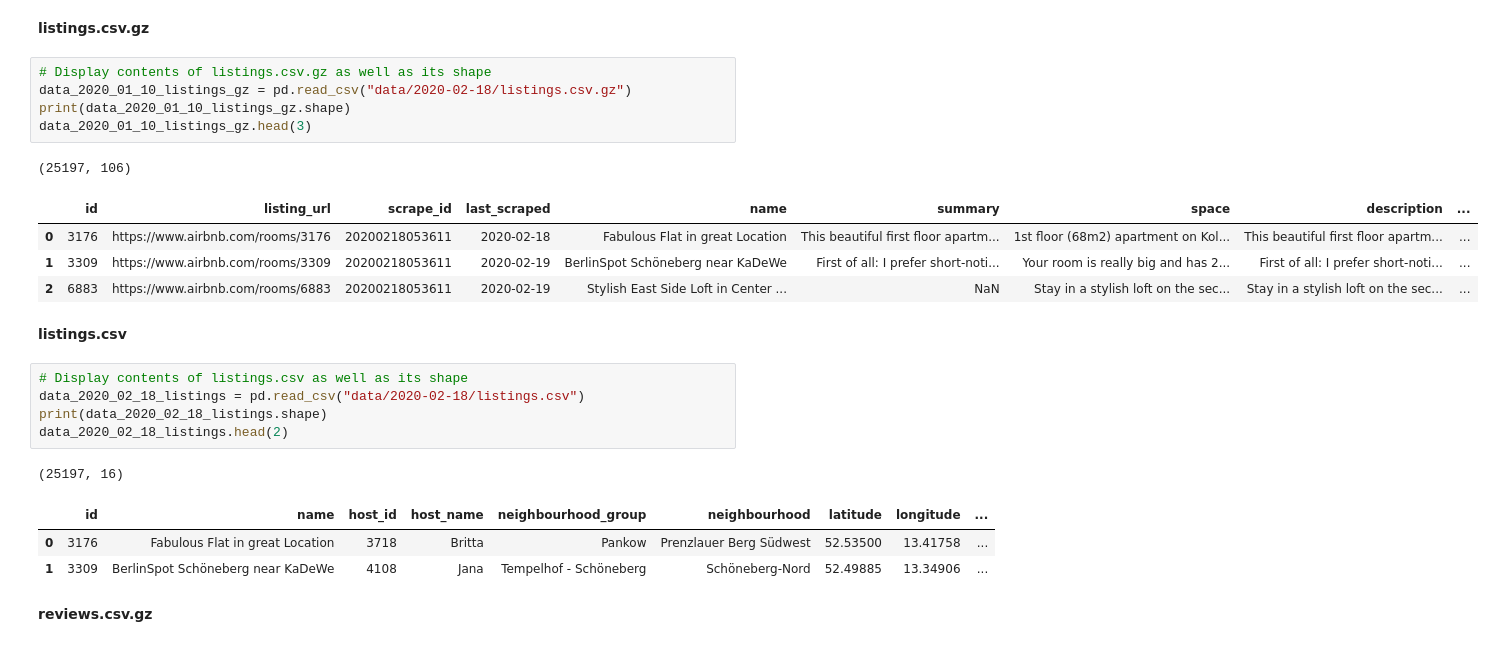
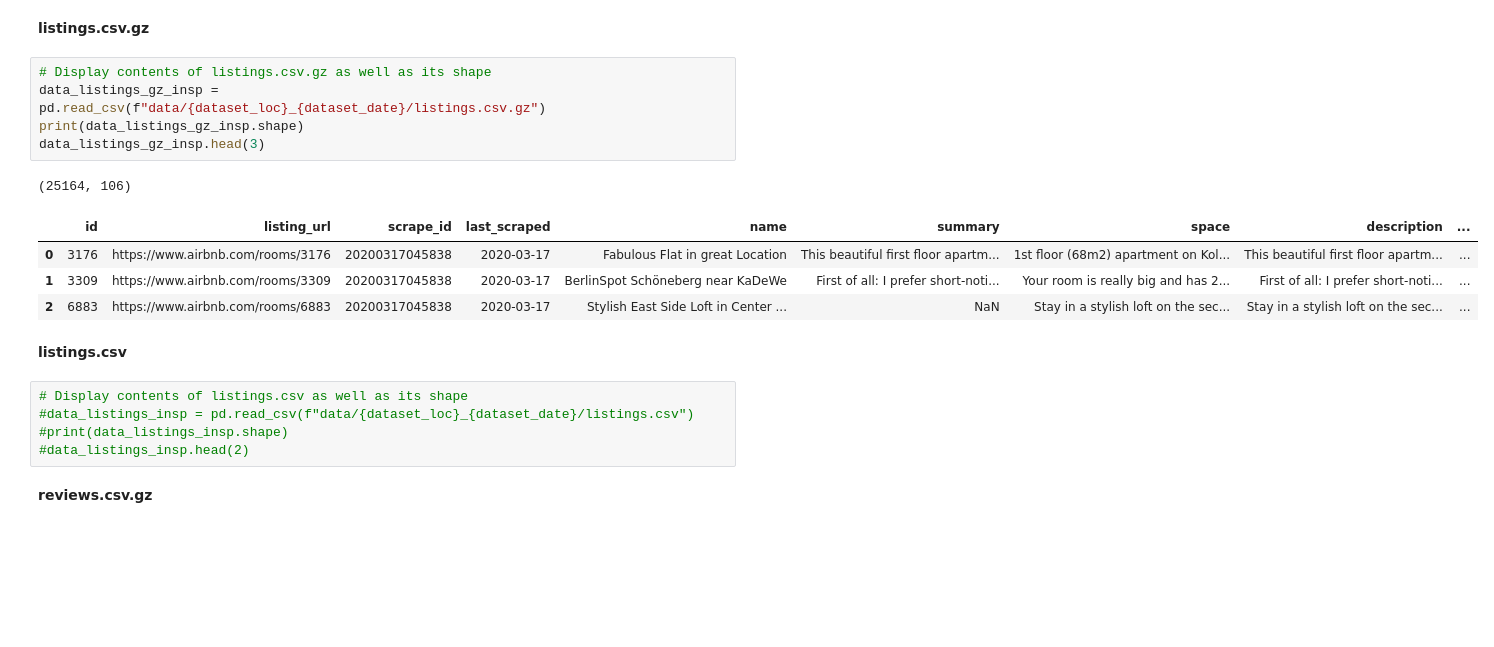
Before and after one commit to Rurbinasal/AIRBNB-Berlin-Listing-Price-Indicator, a Jupyter notebook: 1_Clean.ipynb, the cells around one changed output. Drawn from its saved outputs; the diff is of its cells as text; blank space fills up the shorter version.

Commit message:
2020-08-06_first commit

```diff
--- a/1_Clean.ipynb
+++ b/1_Clean.ipynb
@@ -102,27 +103,22 @@ The monthly data for Berlin is composed of various files that are briefly visual
 **listings.csv.gz**
 # %%
 # Display contents of listings.csv.gz as well as its shape
-data_2020_01_10_listings_gz = pd.read_csv("data/2020-02-18/listings.csv.gz")
-print(data_2020_01_10_listings_gz.shape)
-data_2020_01_10_listings_gz.head(3)
+data_listings_gz_insp = pd.read_csv(f"data/{dataset_loc}_{dataset_date}/listings.csv.gz")
+print(data_listings_gz_insp.shape)
+data_listings_gz_insp.head(3)
 # %% [output]
-(25197, 106)
+(25164, 106)
 |  | id | listing_url | scrape_id | last_scraped | name | summary | space | description | ... |
-| 0 | 3176 | https://www.airbnb.com/rooms/3176 | 20200218053611 | 2020-02-18 | Fabulous Flat in great Location | This beautiful first floor apartm... | 1st floor (68m2) apartment on Kol... | This beautiful first floor apartm... | ... |
-| 1 | 3309 | https://www.airbnb.com/rooms/3309 | 20200218053611 | 2020-02-19 | BerlinSpot Schöneberg near KaDeWe | First of all: I prefer short-noti... | Your room is really big and has 2... | First of all: I prefer short-noti... | ... |
-| 2 | 6883 | https://www.airbnb.com/rooms/6883 | 20200218053611 | 2020-02-19 | Stylish East Side Loft in Center ... | NaN | Stay in a stylish loft on the sec... | Stay in a stylish loft on the sec... | ... |
+| 0 | 3176 | https://www.airbnb.com/rooms/3176 | 20200317045838 | 2020-03-17 | Fabulous Flat in great Location | This beautiful first floor apartm... | 1st floor (68m2) apartment on Kol... | This beautiful first floor apartm... | ... |
+| 1 | 3309 | https://www.airbnb.com/rooms/3309 | 20200317045838 | 2020-03-17 | BerlinSpot Schöneberg near KaDeWe | First of all: I prefer short-noti... | Your room is really big and has 2... | First of all: I prefer short-noti... | ... |
+| 2 | 6883 | https://www.airbnb.com/rooms/6883 | 20200317045838 | 2020-03-17 | Stylish East Side Loft in Center ... | NaN | Stay in a stylish loft on the sec... | Stay in a stylish loft on the sec... | ... |
 # %% [markdown]
 **listings.csv**
 # %%
 # Display contents of listings.csv as well as its shape
-data_2020_02_18_listings = pd.read_csv("data/2020-02-18/listings.csv")
-print(data_2020_02_18_listings.shape)
-data_2020_02_18_listings.head(2)
+#data_listings_insp = pd.read_csv(f"data/{dataset_loc}_{dataset_date}/listings.csv")
+#print(data_listings_insp.shape)
+#data_listings_insp.head(2)
-# %% [output]
-(25197, 16)
-|  | id | name | host_id | host_name | neighbourhood_group | neighbourhood | latitude | longitude | ... |
-| 0 | 3176 | Fabulous Flat in great Location | 3718 | Britta | Pankow | Prenzlauer Berg Südwest | 52.53500 | 13.41758 | ... |
-| 1 | 3309 | BerlinSpot Schöneberg near KaDeWe | 4108 | Jana | Tempelhof - Schöneberg | Schöneberg-Nord | 52.49885 | 13.34906 | ... |
 # %% [markdown]
 **reviews.csv.gz**
 # %%
```
Also changed, not shown: parts of 28 cells of this notebook, 2 other files.
